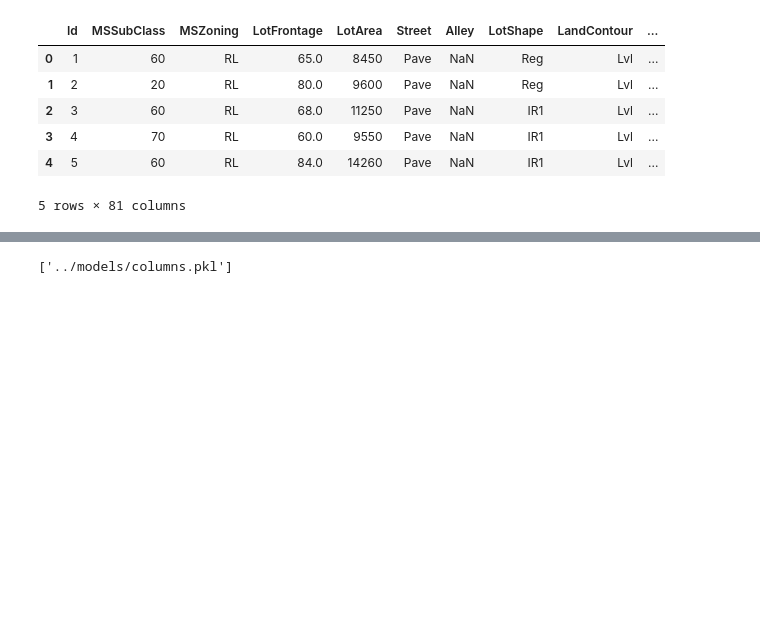
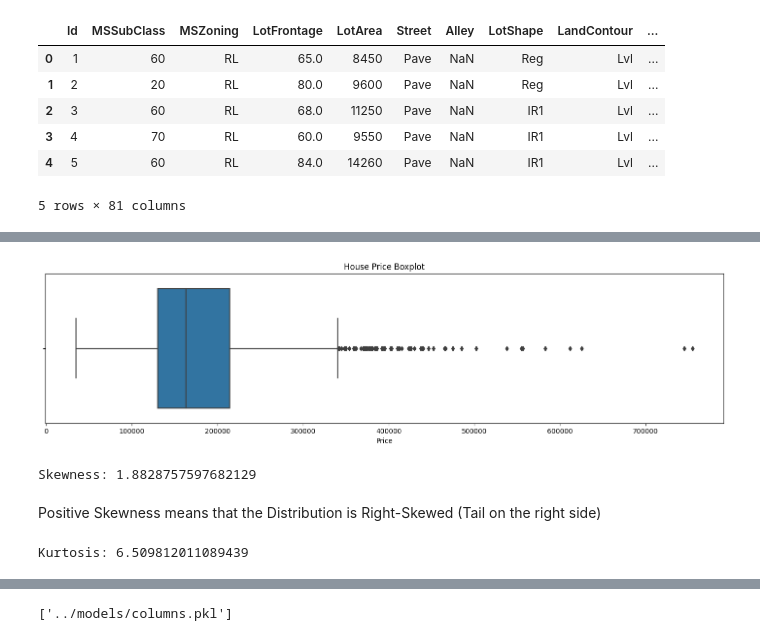
Before and after one commit to AmineMrabet12/dsp-amine-mrabet, a Jupyter notebook: notebooks/model-industrialization-1.ipynb, the cells around one changed output, grey strips where cells are left out. Drawn from its saved outputs; the diff is of its cells as text; code cells hidden in the pictures; blank space fills up the shorter version.

```diff
--- a/notebooks/model-industrialization-1.ipynb
+++ b/notebooks/model-industrialization-1.ipynb
@@ -48,0 +131,21 @@ df = df.drop(columns=columns_to_drop)
+# %%
+plt.figure(figsize=(18, 4))
+sns.boxplot(x=df['SalePrice'])
+plt.title('House Price Boxplot')
+plt.xlabel('Price')
+plt.show()
+# %% [output]
+[figure, added]
+# %%
+skewness_pandas = df['SalePrice'].skew()
+print("Skewness:", skewness_pandas)
+# %% [output]
+Skewness: 1.8828757597682129
+# %% [markdown]
+Positive Skewness means that the Distribution is Right-Skewed (Tail on the right side)
+# %%
+from scipy.stats import kurtosis
+
+print("Kurtosis:", kurtosis(df['SalePrice']))
+# %% [output]
+Kurtosis: 6.509812011089439
```
Also changed, not shown: parts of 30 cells of this notebook, 5 other files.
